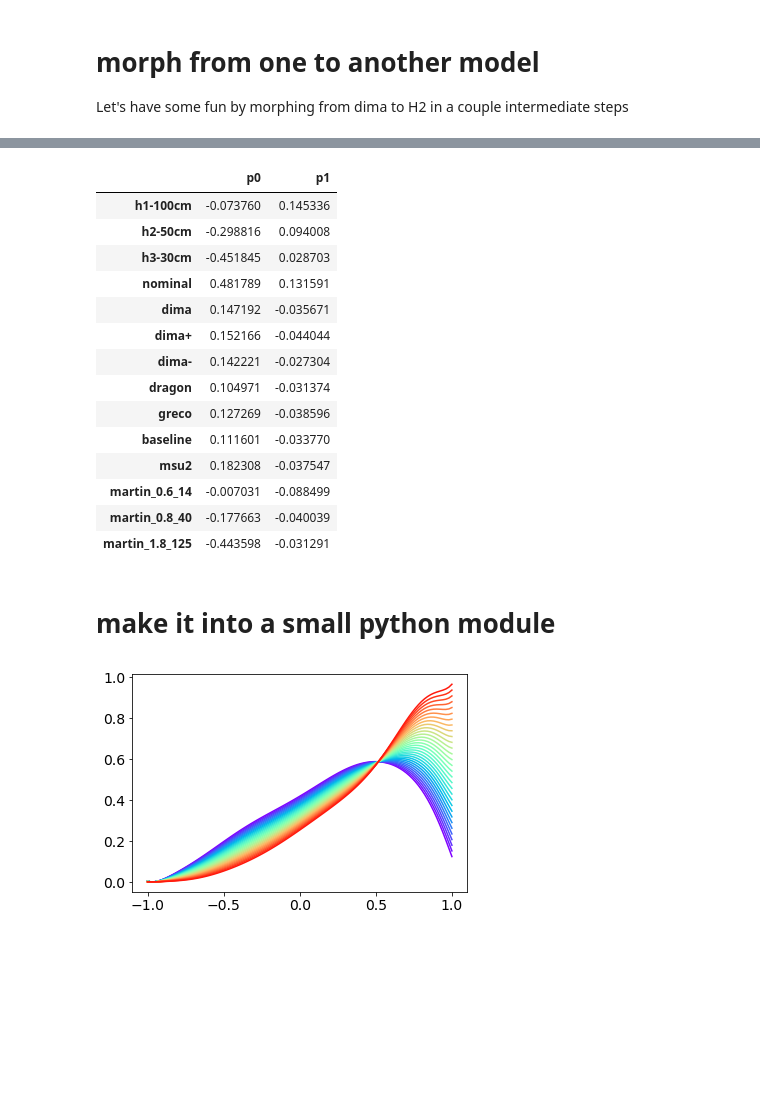
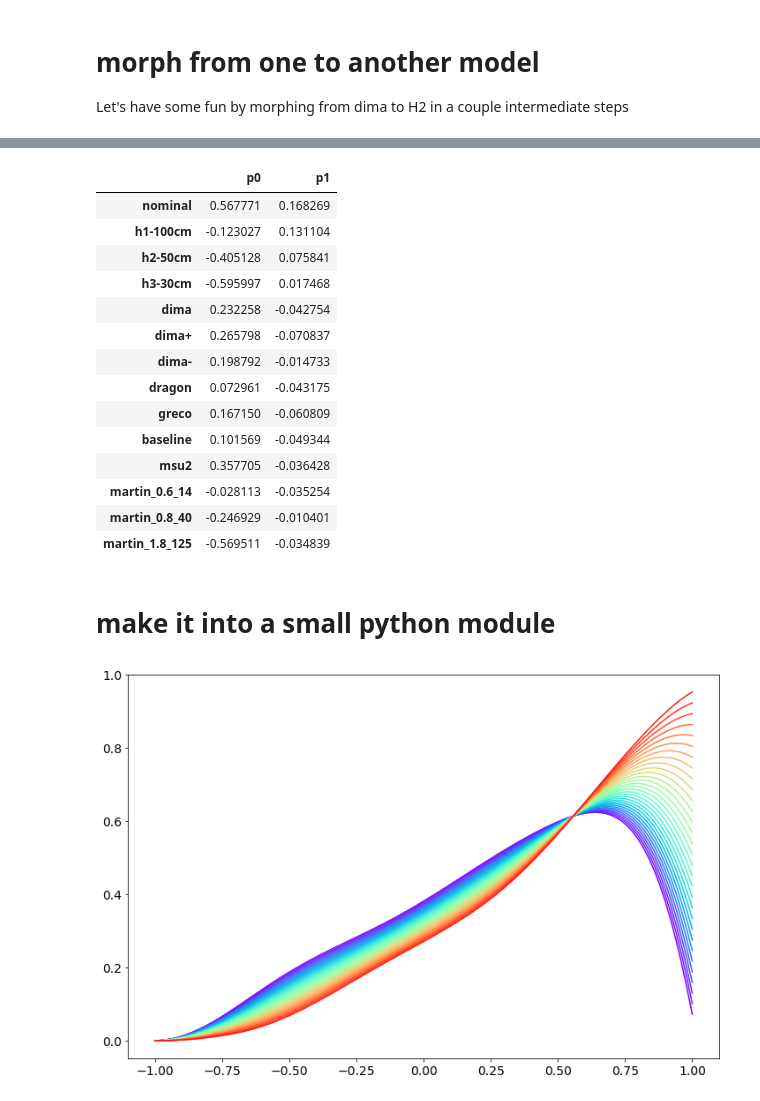
Before and after one commit to icecube/angular_acceptance, a Jupyter notebook: Angular_acceptance.ipynb, the cells around one changed output, grey strips where cells are left out. Cells and saved outputs as stored; diff of their text form; code cells hidden in the pictures; blank space fills up the shorter version.

```diff
--- a/Angular_acceptance.ipynb
+++ b/Angular_acceptance.ipynb
@@ -28,7 +31,7 @@ def msu(coseta, p1=0.3, p2=0):
     MSU parameterization
     https://wiki.icecube.wisc.edu/index.php/MSU_Forward_Hole_Ice
     '''
-    f = lambda x : (1 + 1.5 * x - x**3/2.) + p1 * x * (x**2 -1)**3 +p2 * np.exp(10*(x-1.2))
+    f = lambda x : 0.34 * (1 + 1.5 * x - x**3/2.) + p1 * x * (x**2 -1)**3 +p2 * np.exp(10*(x-1.2))
     norm = quad(f, -1, 1)
     return f(coseta) * 0.68 / norm[0]
 # %% [markdown]
@@ -83,9 +86,14 @@ models['dima-'] = msu(xnew, p1=(0.2), p2=0)
 /cvmfs/icecube.opensciencegrid.org/py2-v3.0.1/metaprojects/simulation/V06-01-01/ice-models/resources/models/angsens/as.flasher_p1_0.30_p2_-5
 /cvmfs/icecube.opensciencegrid.org/py2-v3.0.1/metaprojects/simulation/V06-01-01/ice-models/resources/models/angsens/as.flasher_p1_0.30_p2_0
 # %%
+# only select the ones we are interested in
+
+
 #models = {k: models[k] for k in ['h1-100cm', 'h2-50cm', 'h3-30cm', 'nominal', '30_p2_0', '25_p2_0', '35_p2_0', 'dragon', 'greco', 'baseline', '30_p2_+1']}
-models = {k: models[k] for k in ['h1-100cm', 'h2-50cm', 'h3-30cm', 'nominal', 'dima', 'dima+', 'dima-', 'dragon', 'greco', 'baseline', 'msu2', 'martin_0.6_14', 'martin_0.8_40', 'martin_1.8_125']}
+models = {k: models[k] for k in ['nominal', 'h1-100cm', 'h2-50cm', 'h3-30cm', 'dima', 'dima+', 'dima-', 'dragon', 'greco', 'baseline', 'msu2', 'martin_0.6_14', 'martin_0.8_40', 'martin_1.8_125']}
 #models = {k: models[k] for k in ['nominal', 'dima', 'dima+', 'dima-', 'dragon', 'greco', 'baseline', 'msu2', 'martin_0.6_14', 'martin_0.8_40', 'martin_1.8_125']}
+
+#allmodels['old_bestfit'] = old_bestfit
 # %%
 colors = cm.jet(np.linspace(0,1,len(models)))
 
@@ -101,9 +109,16 @@ plt.savefig('all.png')
 # %% [markdown]
 # Approximate those by splines
 # %%
-#support_x = np.array([-1., -0.6, -0.25,  0.1, 0.25, 0.4,  0.6, 0.75, 0.9, 1.])
-support_x = np.array([-1., -0.6,  0.2, 0.6, 0.75, 0.9, 1.])
+#support_x = np.array([-1., -0.5, -0.2, 0.2, 0.5, 0.75, 0.97, 1.])
+support_x = np.array([-1., -0.5, -0.2, 0.35, 0.65, 0.95, 1.05])
+
+
+# new
+#support_x = np.array([-1., -0.6,  0.2, 0.6, 0.75, 0.9, 1.])
+
+
 #support_x = np.array([-1.  , -0.6 , -0.25,  0.1 ,  0.5 ,  0.9 ,  1.  ])
+
 initial_y = np.ones_like(support_x) * 0.5
 
 # this sets the derivative=0 boundary conditions
@@ -290,8 +305,8 @@ Let's have some fun by morphing from dima to H2 in a couple intermediate steps
 # %%
 n = 10.
 
-m1 = 'martin_0.6_14'
-m2 = 'dima'
+m2 = 'baseline'
+m1 = 'h3-30cm'
 
 param_space = np.zeros((int(n), n_components))
 
@@ -303,8 +318,8 @@ cmap = cm.coolwarm
 for i in range(int(n)):
     plt.plot(xnew, ang(param_space[i], xnew), c=cmap(i/n), ls='--')
 
-plt.plot(xnew, models[m1], color=cmap(0.), label='dima')
-plt.plot(xnew, models[m2], color=cmap(1.), label='H2')
+plt.plot(xnew, models[m1], color=cmap(0.), label=m1)
+plt.plot(xnew, models[m2], color=cmap(1.), label=m2)
 plt.legend()
 plt.gca().set_xlabel(r'$\eta$')
 
@@ -319,20 +334,20 @@ df.columns = ['p0', 'p1']
 df
 # %% [output]
 |  | p0 | p1 |
-| h1-100cm | -0.073760 | 0.145336 |
-| h2-50cm | -0.298816 | 0.094008 |
-| h3-30cm | -0.451845 | 0.028703 |
-| nominal | 0.481789 | 0.131591 |
-| dima | 0.147192 | -0.035671 |
-| dima+ | 0.152166 | -0.044044 |
-| dima- | 0.142221 | -0.027304 |
-| dragon | 0.104971 | -0.031374 |
-| greco | 0.127269 | -0.038596 |
-| baseline | 0.111601 | -0.033770 |
-| msu2 | 0.182308 | -0.037547 |
-| martin_0.6_14 | -0.007031 | -0.088499 |
-| martin_0.8_40 | -0.177663 | -0.040039 |
-| martin_1.8_125 | -0.443598 | -0.031291 |
+| nominal | 0.567771 | 0.168269 |
+| h1-100cm | -0.123027 | 0.131104 |
+| h2-50cm | -0.405128 | 0.075841 |
+| h3-30cm | -0.595997 | 0.017468 |
+| dima | 0.232258 | -0.042754 |
+| dima+ | 0.265798 | -0.070837 |
+| dima- | 0.198792 | -0.014733 |
+| dragon | 0.072961 | -0.043175 |
+| greco | 0.167150 | -0.060809 |
+| baseline | 0.101569 | -0.049344 |
+| msu2 | 0.357705 | -0.036428 |
+| martin_0.6_14 | -0.028113 | -0.035254 |
+| martin_0.8_40 | -0.246929 | -0.010401 |
+| martin_1.8_125 | -0.569511 | -0.034839 |
 # %% [markdown]
 # make it into a small python module
 # %%
@@ -414,11 +422,11 @@ f = polynomial.Polynomial(poly[1:])
 # %%
 from unified_angular_acceptance import angsens_poly
 from numpy.polynomial import polynomial
 N = 31
 eta = np.linspace(-1,1,101)
-for i, p in enumerate(zip(np.linspace(-0.5,0.5,N), np.linspace(-0.2,0.2,N))):
+for i, p in enumerate(zip(np.linspace(df['p0'].min(), df['p0'].max() ,N), np.linspace(df['p1'].min(),df['p1'].max(),N))):
     coef = angsens_poly(p)
     newf = polynomial.Polynomial(coef[1:])
     plt.plot(eta, newf(eta), c=cm.rainbow(i/N))
 # %% [output]
-[figure, old version]
+[figure, new version]
```
Also changed, not shown: parts of 40 cells of this notebook, 51 other files.
